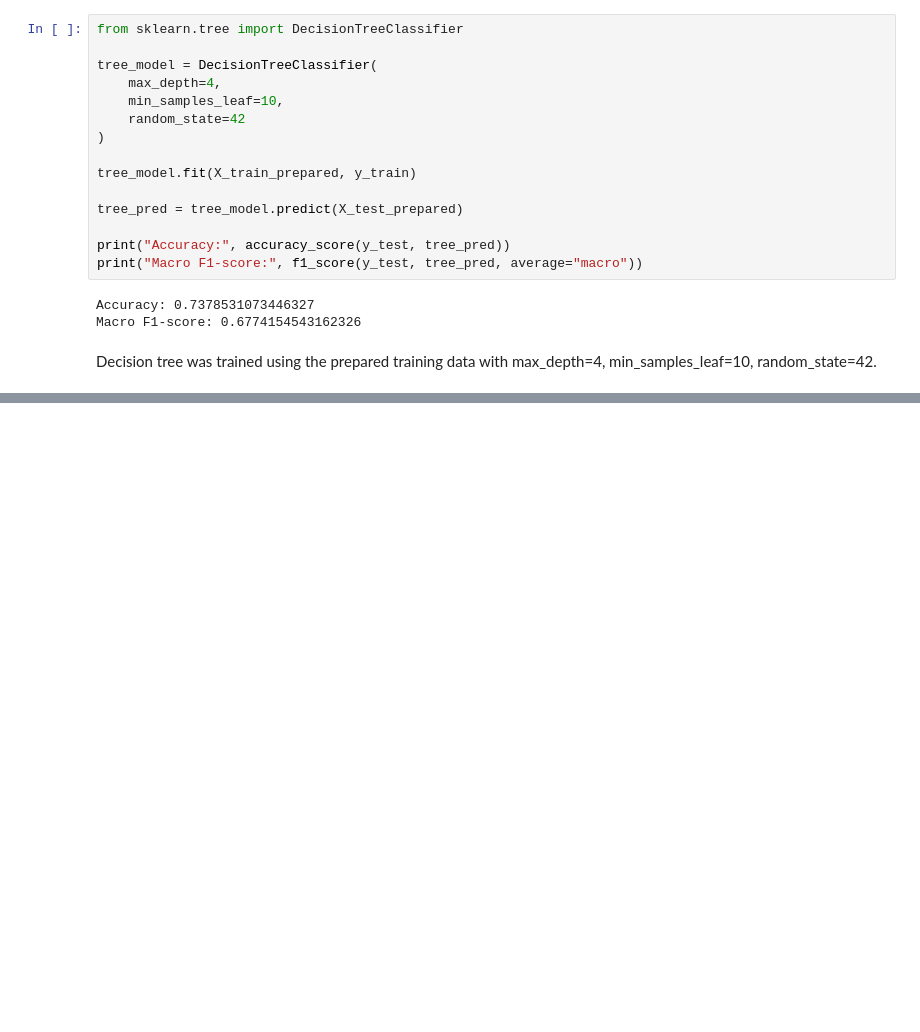
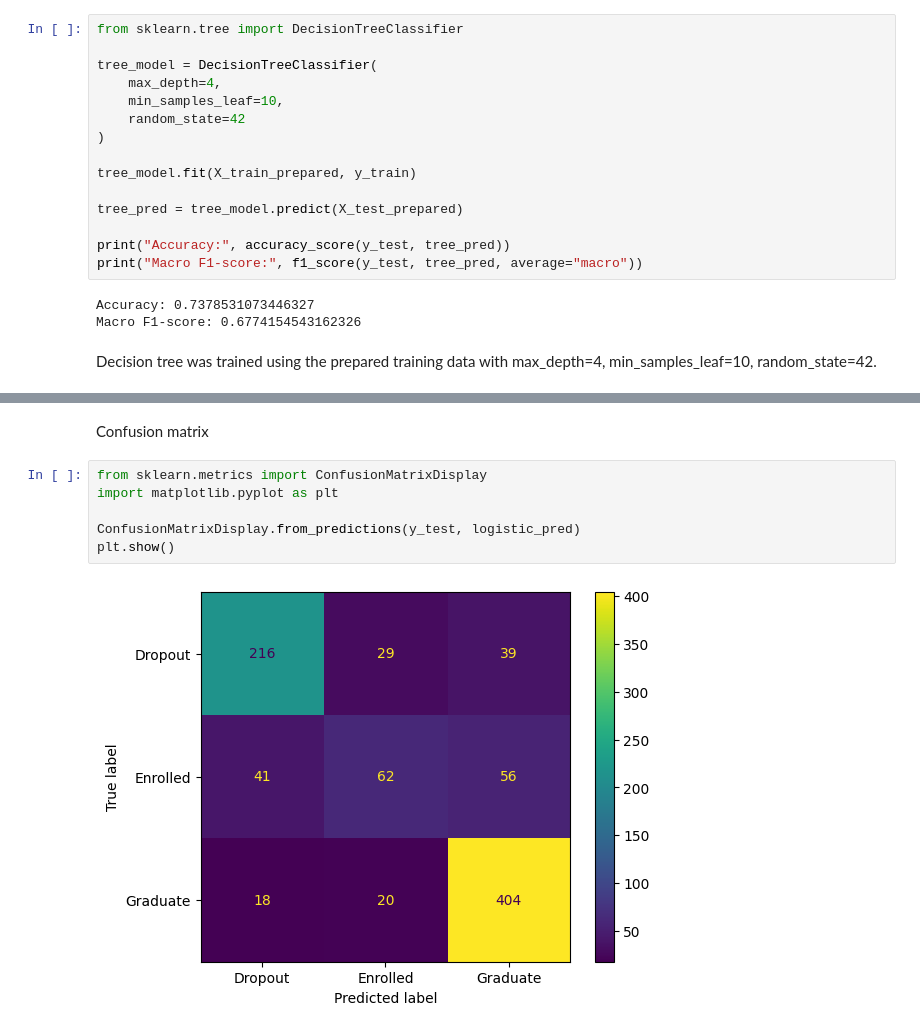
Before and after one commit to alina012345/student-dropout-ml-project, a Jupyter notebook: 01_data_and_baseline.ipynb, the cells around one changed output, grey strips where cells are left out. Drawn from its saved outputs; the diff is of its cells as text; blank space fills up the shorter version.

Commit message:
add model comparision and confusion matrix

```diff
--- a/01_data_and_baseline.ipynb
+++ b/01_data_and_baseline.ipynb
@@ -398,0 +422,10 @@ Decision tree was trained using the prepared training data with max_depth=4, min
+# %% [markdown]
+Confusion matrix
+# %%
+from sklearn.metrics import ConfusionMatrixDisplay
+import matplotlib.pyplot as plt
+
+ConfusionMatrixDisplay.from_predictions(y_test, logistic_pred)
+plt.show()
+# %% [output]
+[figure, added]
```
Also changed, not shown: parts of 2 cells of this notebook.
